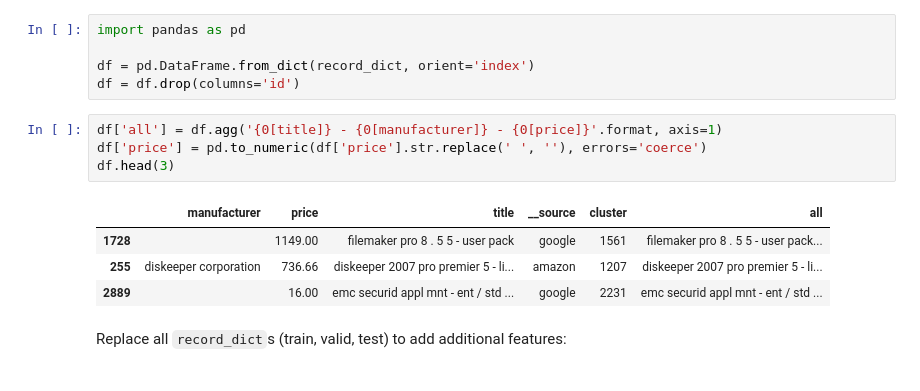
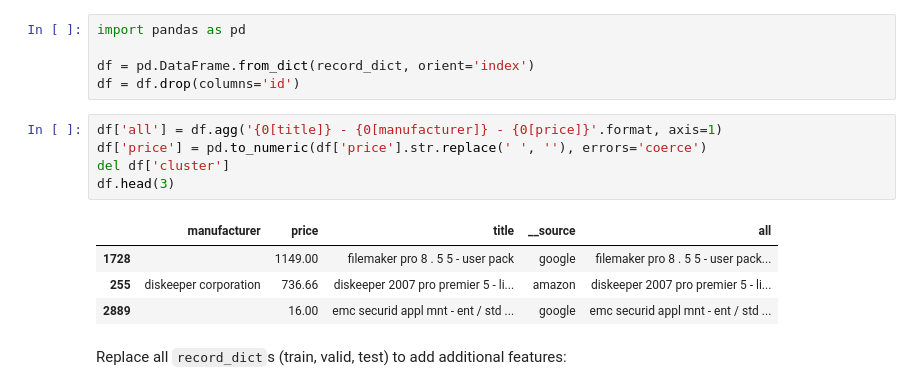
Before and after one commit to vintasoftware/entity-embed, a Jupyter notebook: notebooks/End-to-End-Matching.ipynb, the cells around one changed output. Drawn from its saved outputs; the diff is of its cells as text.

```diff
--- a/notebooks/End-to-End-Matching.ipynb
+++ b/notebooks/End-to-End-Matching.ipynb
@@ -145,12 +151,13 @@ df = df.drop(columns='id')
 # %%
 df['all'] = df.agg('{0[title]} - {0[manufacturer]} - {0[price]}'.format, axis=1)
 df['price'] = pd.to_numeric(df['price'].str.replace(' ', ''), errors='coerce')
+del df['cluster']
 df.head(3)
 # %% [output]
-|  | manufacturer | price | title | __source | cluster | all |
-| 1728 |  | 1149.00 | filemaker pro 8 . 5 5 - user pack | google | 1561 | filemaker pro 8 . 5 5 - user pack... |
-| 255 | diskeeper corporation | 736.66 | diskeeper 2007 pro premier 5 - li... | amazon | 1207 | diskeeper 2007 pro premier 5 - li... |
-| 2889 |  | 16.00 | emc securid appl mnt - ent / std ... | google | 2231 | emc securid appl mnt - ent / std ... |
+|  | manufacturer | price | title | __source | all |
+| 1728 |  | 1149.00 | filemaker pro 8 . 5 5 - user pack | google | filemaker pro 8 . 5 5 - user pack... |
+| 255 | diskeeper corporation | 736.66 | diskeeper 2007 pro premier 5 - li... | amazon | diskeeper 2007 pro premier 5 - li... |
+| 2889 |  | 16.00 | emc securid appl mnt - ent / std ... | google | emc securid appl mnt - ent / std ... |
 # %% [markdown]
 Replace all `record_dict`s (train, valid, test) to add additional features:
 # %%
```
Also changed, not shown: parts of 29 cells of this notebook, 1 other file.
